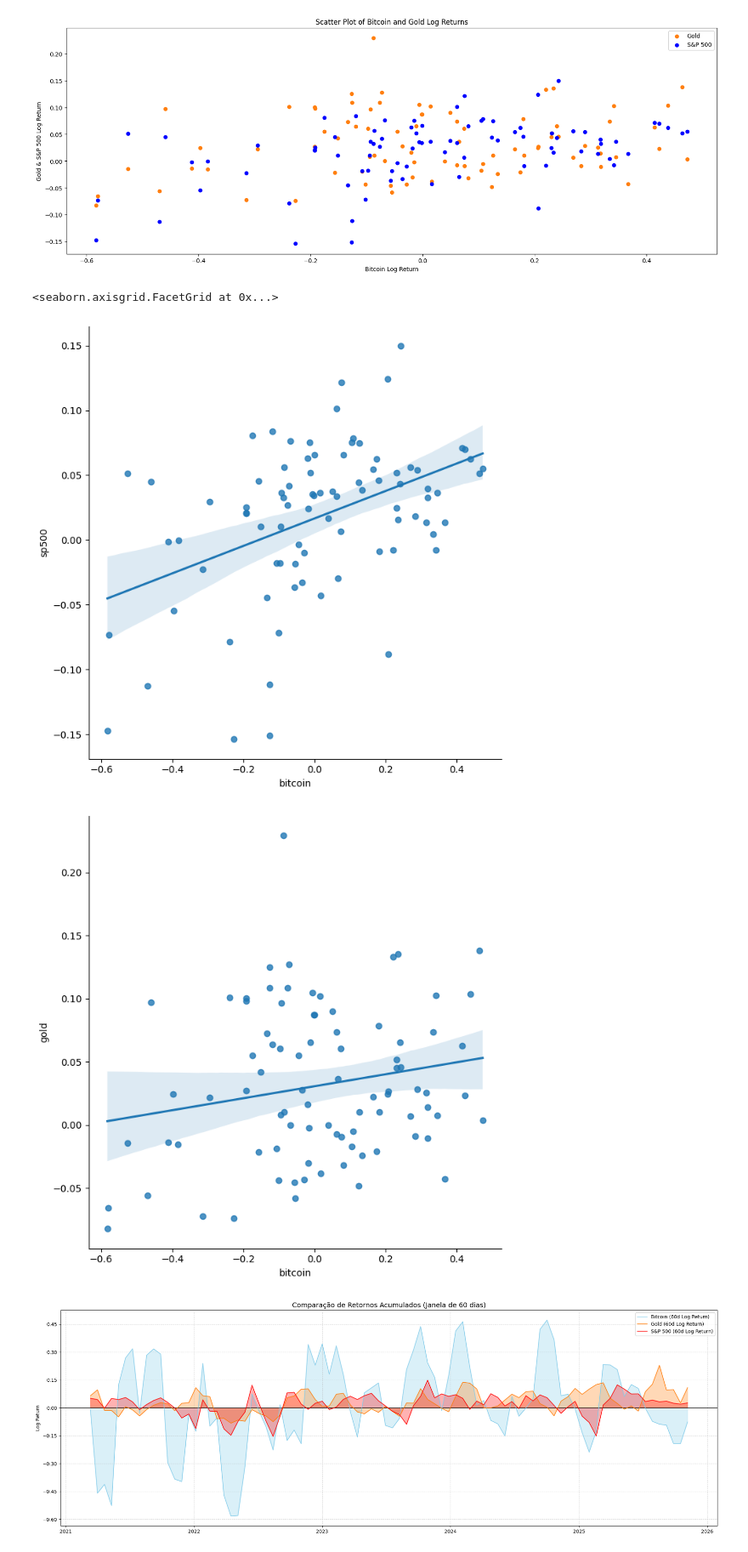
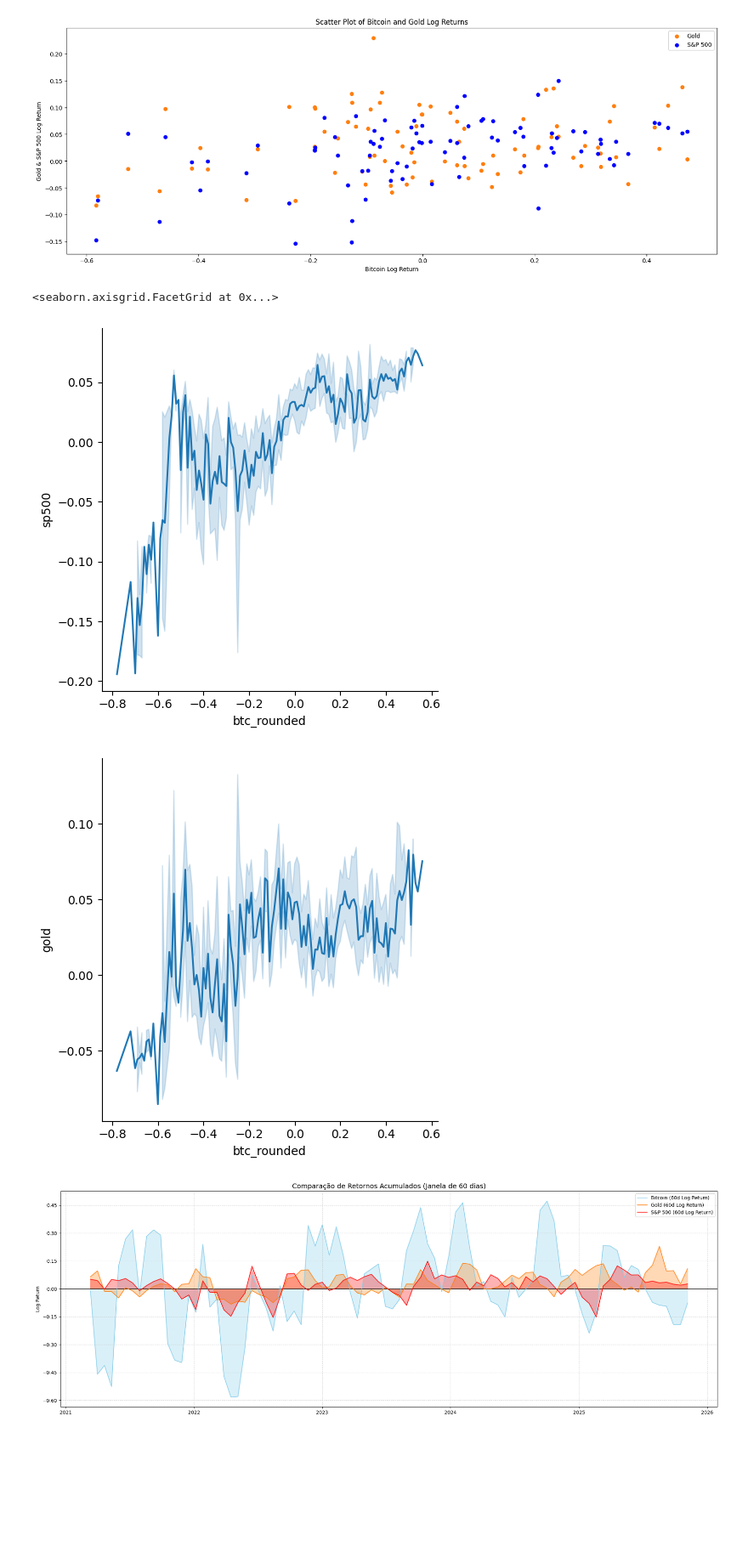
Before and after one commit to Andree33/Exploratory-Analisys-Data-Portfolio, a Jupyter notebook: ExploratoryAnalisys.ipynb, the cells around one changed output. Shown at 85% size. Cells and saved outputs as stored; diff of their text form; code cells hidden in the pictures; blank space fills up the shorter version.

Commit message:
Add lineplot on exploratory analysis

```diff
--- a/ExploratoryAnalisys.ipynb
+++ b/ExploratoryAnalisys.ipynb
@@ -74,38 +74,27 @@ plt.show()
 # %% [output]
 [figure]
 # %%
-
-# m, b = np.polyfit(sp500_log_return_split, xau_log_return_split, 1)
-
-# fig, ax = plt.subplots(figsize=(20, 8))
-# ax.scatter(sp500_log_return_split, xau_log_return_split, alpha=0.6, color='orange')
-
-# # Desenhar a linha de tendência
-# ax.plot(sp500_log_return_split, m*sp500_log_return_split + b, color='red',
-#         linewidth=2, label=f'Tendência (Beta: {m:.2f})')
-
-# ax.set_title("Análise de Sensibilidade: S&P 500 vs Gold")
-# ax.set_xlabel("S&P 500 Log Return")
-# ax.set_ylabel("Gold Log Return")
-# ax.legend()
-# ax.grid(True, alpha=0.3)
-
-
-
-
 df_plot = pd.DataFrame({
-    'sp500': sp500_log_return_split,
-    'gold': xau_log_return_split,
-    'bitcoin': btc_log_return_split
+    'sp500': sp500_log_return_full,
+    'gold': xau_log_return_full,
+    'bitcoin': btc_log_return_full
 })
 
-# 2. Chamar o lmplot passando os nomes das colunas e o DataFrame
-sns.lmplot(x='bitcoin', y='sp500', data=df_plot, height=7, aspect=1)
-sns.lmplot(x='bitcoin', y='gold', data=df_plot, height=7, aspect=1)
+# sns.lmplot(x='bitcoin', y='sp500', data=df_plot, height=7, aspect=1)
+# sns.lmplot(x='bitcoin', y='gold', data=df_plot, height=7, aspect=1)
+
+df_plot['btc_rounded'] = df_plot['bitcoin'].round(2)
+
+# sns.lineplot(x='btc_rounded', y='sp500', data=df_plot, label='S&P 500')
+# sns.lineplot(x='btc_rounded', y='gold', data=df_plot, label='Gold')
+# plt.legend()
+
+sns.relplot(x='btc_rounded', y='sp500', data=df_plot, kind='line')
+sns.relplot(x='btc_rounded', y='gold', data=df_plot, kind='line')
 # %% [output]
 <seaborn.axisgrid.FacetGrid at 0x...>
-[figure, old version]
+[figure, new version]
-[figure, old version]
+[figure, new version]
 # %%
 df.dropna(inplace = True)
 # %%
```
